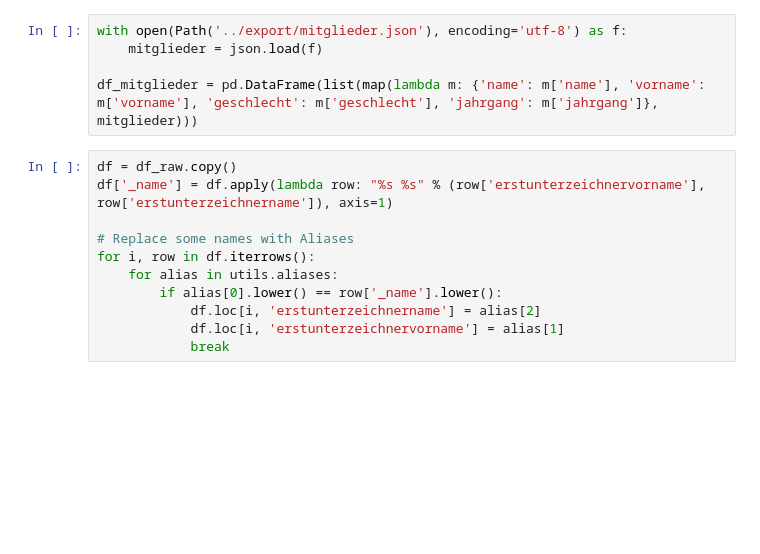
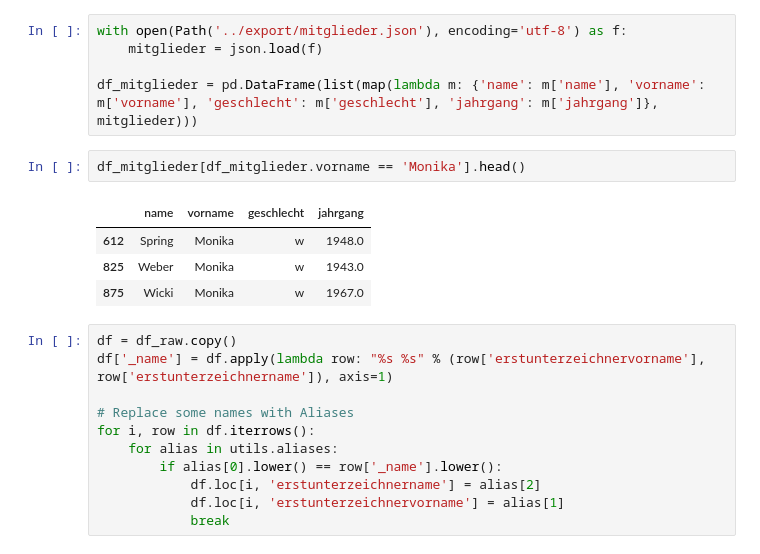
Before and after one commit to simonhuwiler/nzz_zh_kantonsrat, a Jupyter notebook: src/0_scrape_geschaefte.ipynb, the cells around one changed output. Drawn from its saved outputs; the diff is of its cells as text; blank space fills up the shorter version.

Commit message:
fix duplicated names

```diff
--- a/src/0_scrape_geschaefte.ipynb
+++ b/src/0_scrape_geschaefte.ipynb
@@ -132,6 +140,13 @@ with open(Path('../export/mitglieder.json'), encoding='utf-8') as f:
     mitglieder = json.load(f)
 
 df_mitglieder = pd.DataFrame(list(map(lambda m: {'name': m['name'], 'vorname': m['vorname'], 'geschlecht': m['geschlecht'], 'jahrgang': m['jahrgang']}, mitglieder)))
+# %%
+df_mitglieder[df_mitglieder.vorname == 'Monika'].head()
+# %% [output]
+|  | name | vorname | geschlecht | jahrgang |
+| 612 | Spring | Monika | w | 1948.0 |
+| 825 | Weber | Monika | w | 1943.0 |
+| 875 | Wicki | Monika | w | 1967.0 |
 # %%
 df = df_raw.copy()
 df['_name'] = df.apply(lambda row: "%s %s" % (row['erstunterzeichnervorname'], row['erstunterzeichnername']), axis=1)
```
Also changed, not shown: parts of 2 cells of this notebook, 16 other files.
